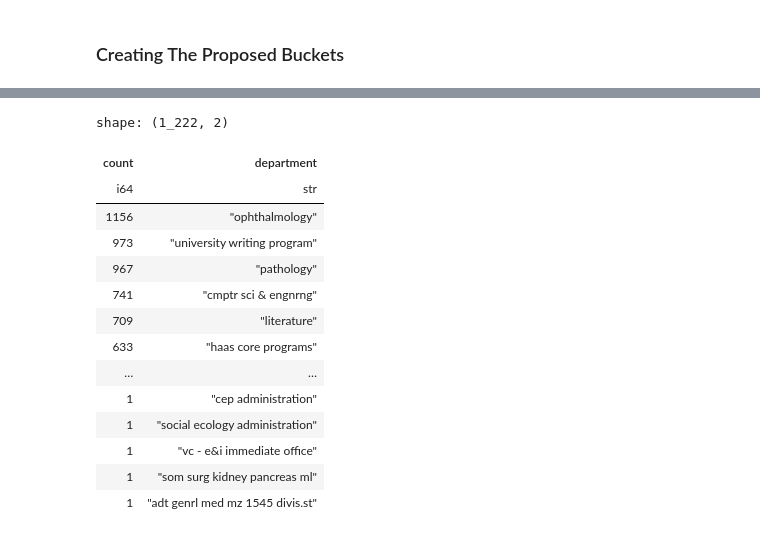
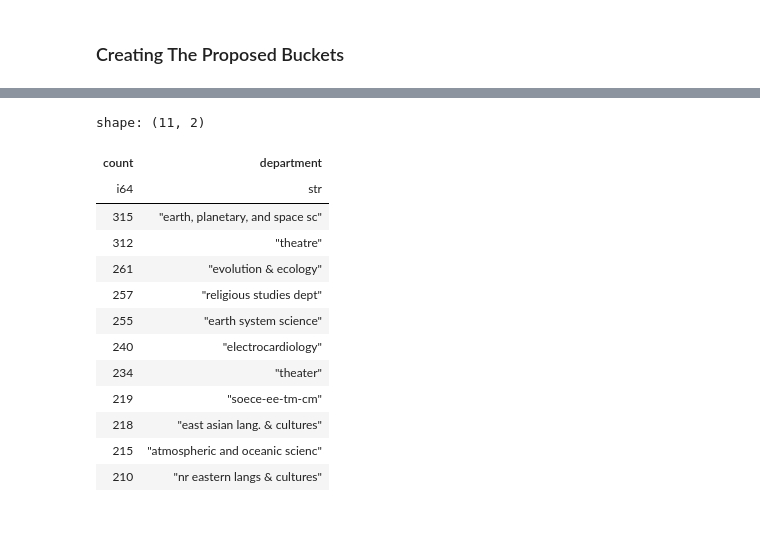
Before and after one commit to CSC4693-Fall-2026/CSC4693, a Jupyter notebook: Faculty/week4_eda.ipynb, the cells around one changed output, grey strips where cells are left out. Cells and saved outputs as stored; diff of their text form; code cells hidden in the pictures.

```diff
--- a/Faculty/week4_eda.ipynb
+++ b/Faculty/week4_eda.ipynb
@@ -405,24 +471,25 @@ shape: (11, 2)
 # %%
 duckdb.sql("""
-SELECT DISTINCT COUNT(*) as count, department
+SELECT COUNT(*) as count, department
 FROM faculty_salaries
 WHERE dep_bucket = 'Other'
 GROUP BY department
+HAVING count > 100
 ORDER BY count DESC
+LIMIT 11
            """).pl()
 # %% [output]
-shape: (1_222, 2)
+shape: (11, 2)
 | count | department |
 | i64 | str |
-| 1156 | "ophthalmology" |
-| 973 | "university writing program" |
-| 967 | "pathology" |
-| 741 | "cmptr sci & engnrng" |
-| 709 | "literature" |
-| 633 | "haas core programs" |
-| … | … |
-| 1 | "cep administration" |
-| 1 | "social ecology administration" |
-| 1 | "vc - e&i immediate office" |
-| 1 | "som surg kidney pancreas ml" |
-| 1 | "adt genrl med mz 1545 divis.st" |
+| 315 | "earth, planetary, and space sc" |
+| 312 | "theatre" |
+| 261 | "evolution & ecology" |
+| 257 | "religious studies dept" |
+| 255 | "earth system science" |
+| 240 | "electrocardiology" |
+| 234 | "theater" |
+| 219 | "soece-ee-tm-cm" |
+| 218 | "east asian lang. & cultures" |
+| 215 | "atmospheric and oceanic scienc" |
+| 210 | "nr eastern langs & cultures" |
```
Also changed, not shown: parts of 6 cells of this notebook.
